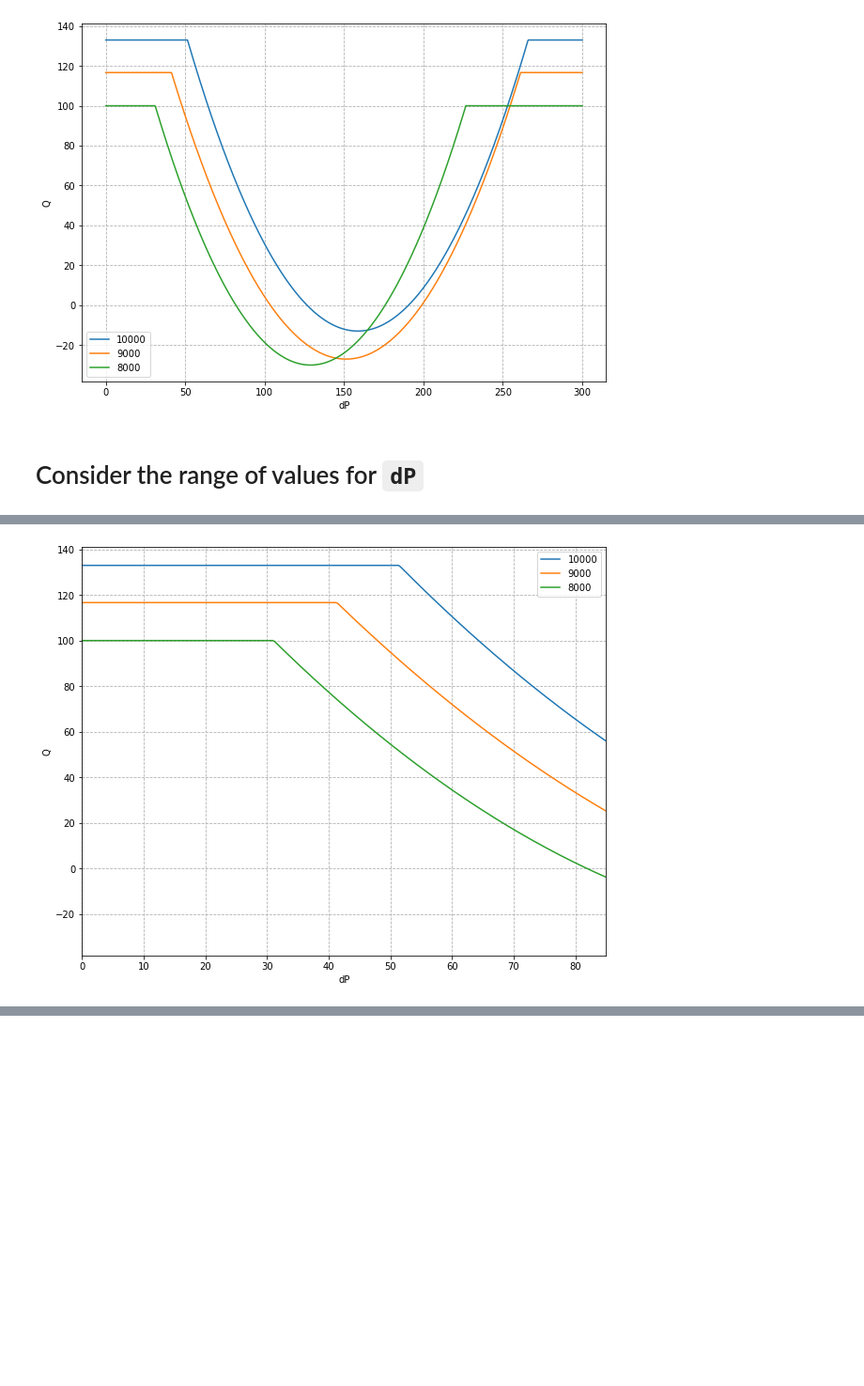
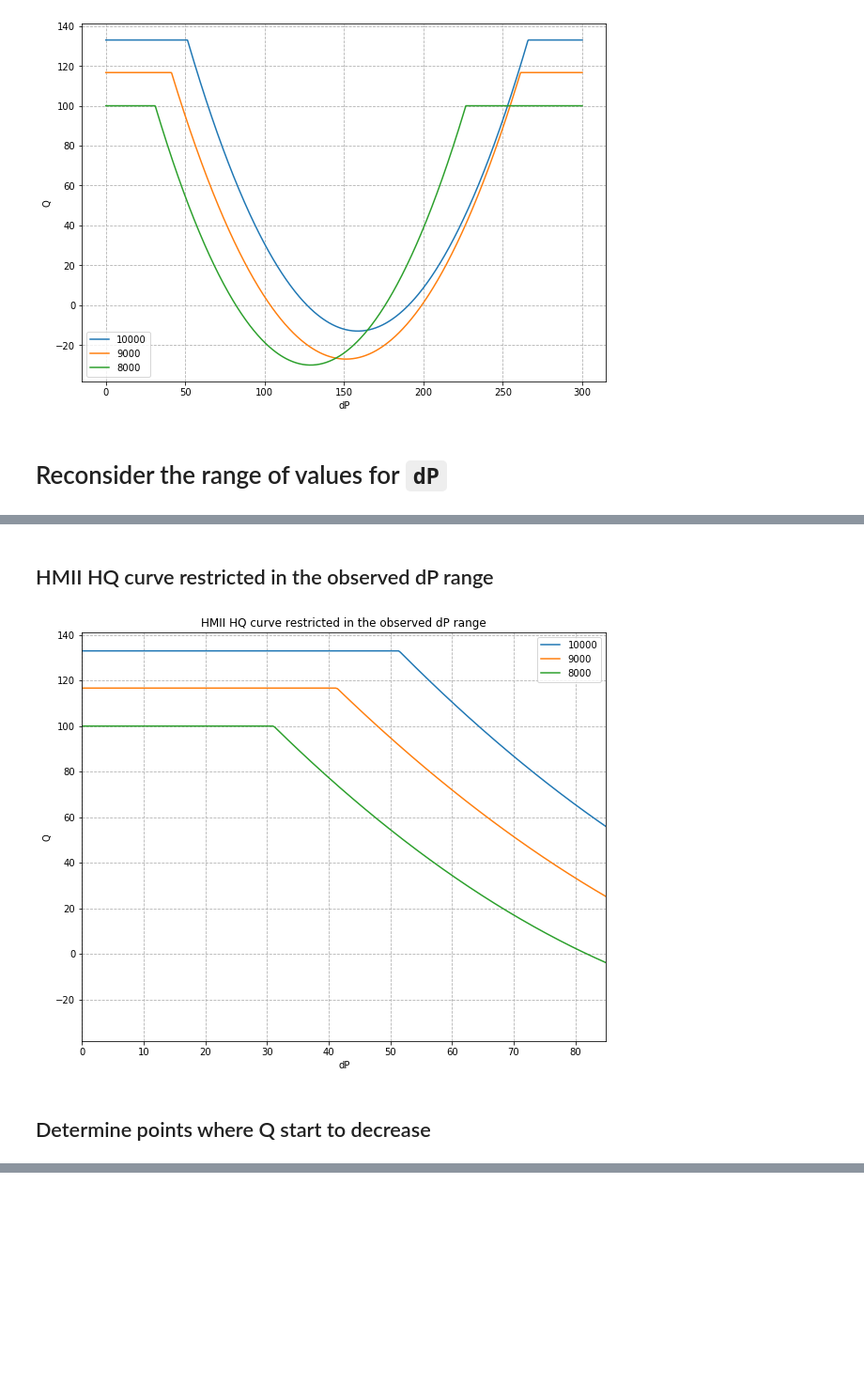
Before and after one commit to matthiaszeller/VAD-0D-DNN, a Jupyter notebook: notebooks/N1-HQ-curve-HMIII.ipynb, the cells around one changed output, grey strips where cells are left out. Shown: that part at 94% size. Cells and saved outputs as stored; diff of their text form; code cells hidden in the pictures; blank space fills up the shorter version.

```diff
--- a/notebooks/N1-HQ-curve-HMIII.ipynb
+++ b/notebooks/N1-HQ-curve-HMIII.ipynb
@@ -202,16 +202,21 @@ plt.legend();
 # %% [output]
 [figure]
 # %% [markdown]
-# Consider the range of values for `dP`
+# Reconsider the range of values for `dP`
 # %% [markdown]
 <img src="../res/LVAD_dP.png" />
+# %% [markdown]
+## HMII HQ curve restricted in the observed dP range
 # %%
 dPmax = 85
 plt.subplots(1,1,figsize=(10, 8))
 for RPM in curves_corrected :
     plt.plot(dP, curves_corrected[RPM], label=RPM)
 
 plt.grid(ls='--'); plt.xlabel("dP"); plt.ylabel("Q");
 plt.legend(); plt.xlim(0, dPmax);
+plt.title("HMII HQ curve restricted in the observed dP range");
 # %% [output]
-[figure, old version]
+[figure, new version]
+# %% [markdown]
+## Determine points where Q start to decrease
```
Also changed, not shown: parts of 6 cells of this notebook, 1 other file.
